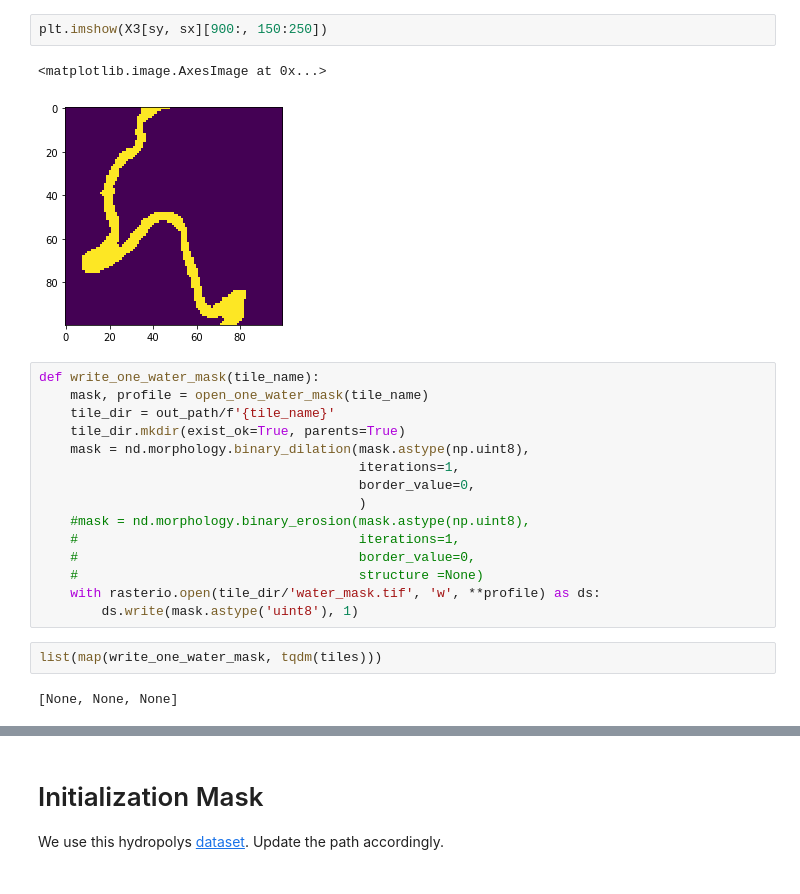
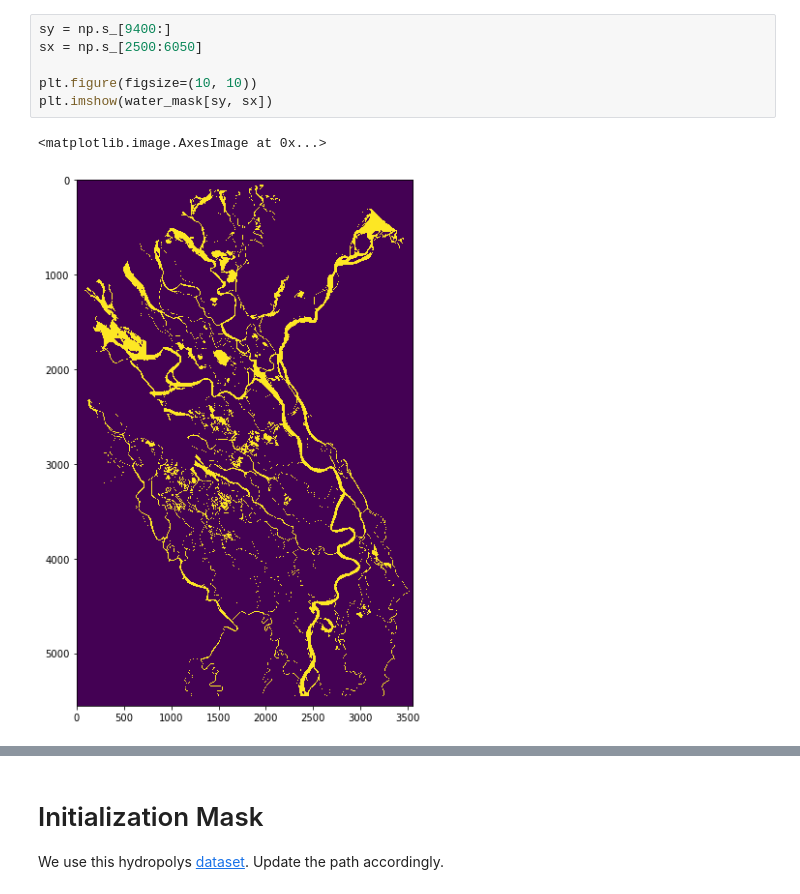
Before and after one commit to simard-landscape-lab/orinoco, a Jupyter notebook: notebooks/grwl_comparison/0 - Make Masks.ipynb, the cells around one changed output, grey strips where cells are left out. Drawn from its saved outputs; the diff is of its cells as text.

```diff
--- a/notebooks/grwl_comparison/0 - Make Masks.ipynb
+++ b/notebooks/grwl_comparison/0 - Make Masks.ipynb
@@ -70,24 +39,9 @@ plt.imshow(X2[sy, sx][900:, 150:250])
-# %%
-plt.imshow(X3[sy, sx][900:, 150:250])
-# %% [output]
-<matplotlib.image.AxesImage at 0x...>
-[figure, removed]
-# %%
-def write_one_water_mask(tile_name):
-    mask, profile = open_one_water_mask(tile_name)
-    tile_dir = out_path/f'{tile_name}'
-    tile_dir.mkdir(exist_ok=True, parents=True)
-    mask = nd.morphology.binary_dilation(mask.astype(np.uint8),
-                                         iterations=1,
-                                         border_value=0,
-                                         )
-    #mask = nd.morphology.binary_erosion(mask.astype(np.uint8),
-    #                                    iterations=1,
-    #                                    border_value=0,
-    #                                    structure =None)
-    with rasterio.open(tile_dir/'water_mask.tif', 'w', **profile) as ds:
-        ds.write(mask.astype('uint8'), 1)
-# %%
-list(map(write_one_water_mask, tqdm(tiles)))
-# %% [output]
-[None, None, None]
+# %%
+sy = np.s_[9400:]
+sx = np.s_[2500:6050]
+
+plt.figure(figsize=(10, 10))
+plt.imshow(water_mask[sy, sx])
+# %% [output]
+<matplotlib.image.AxesImage at 0x...>
+[figure, added]
```
Also changed, not shown: parts of 23 cells of this notebook, 20 other files.
